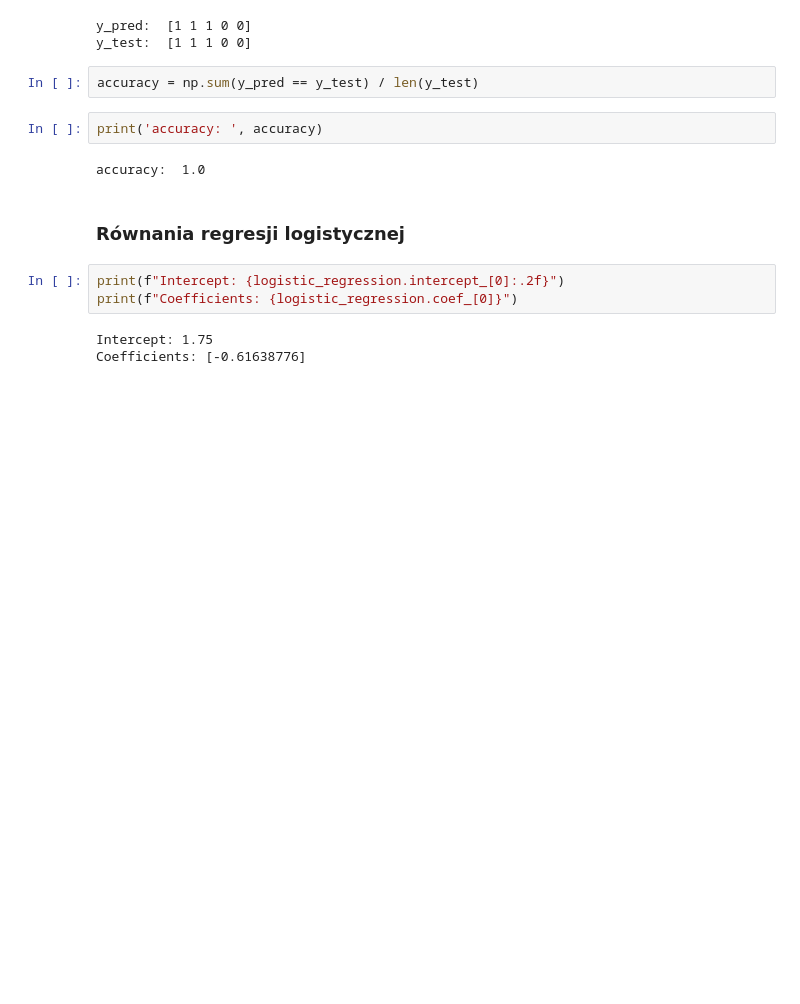
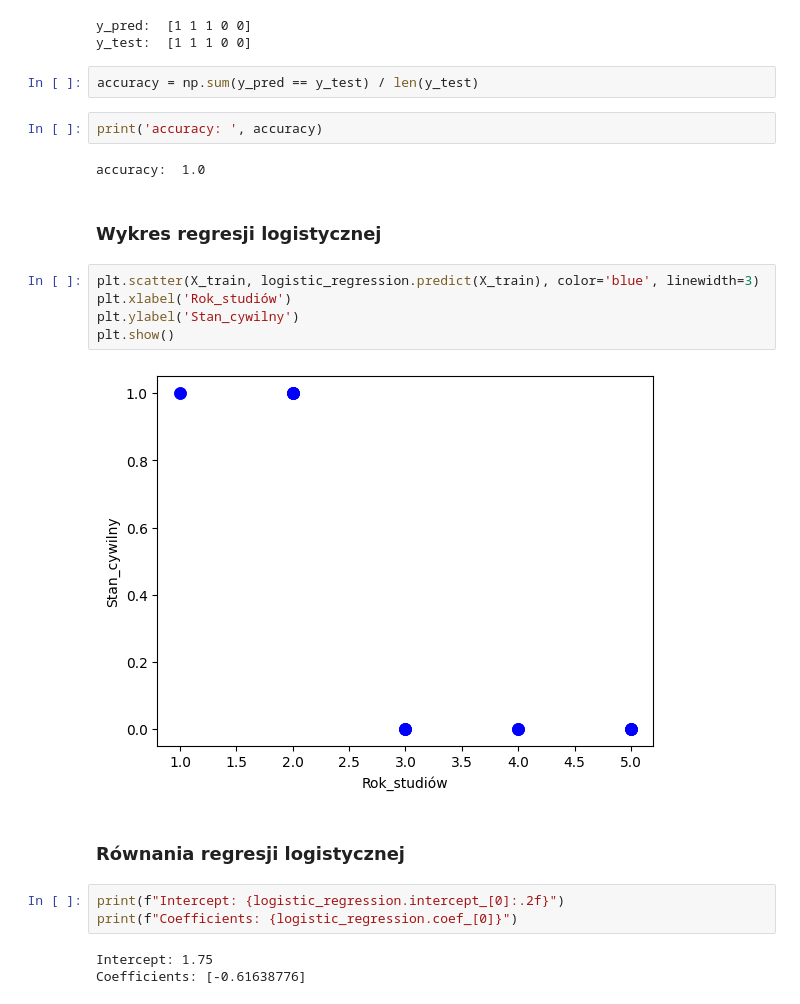
Before and after one commit to KubiakJakub01/data-mining-methods, a Jupyter notebook: notebooks/lab2/med_lab_2_zad_1.ipynb, the cells around one changed output. Cells and saved outputs as stored; diff of their text form; blank space fills up the shorter version.

```diff
--- a/notebooks/lab2/med_lab_2_zad_1.ipynb
+++ b/notebooks/lab2/med_lab_2_zad_1.ipynb
@@ -189,6 +188,15 @@ accuracy = np.sum(y_pred == y_test) / len(y_test)
 print('accuracy: ', accuracy)
 # %% [output]
 accuracy:  1.0
+# %% [markdown]
+### Wykres regresji logistycznej
+# %%
+plt.scatter(X_train, logistic_regression.predict(X_train), color='blue', linewidth=3)
+plt.xlabel('Rok_studiów')
+plt.ylabel('Stan_cywilny')
+plt.show()
+# %% [output]
+[figure, added]
 # %% [markdown]
 ### Równania regresji logistycznej
 # %%
```
Also changed, not shown: parts of 1 cell of this notebook.
